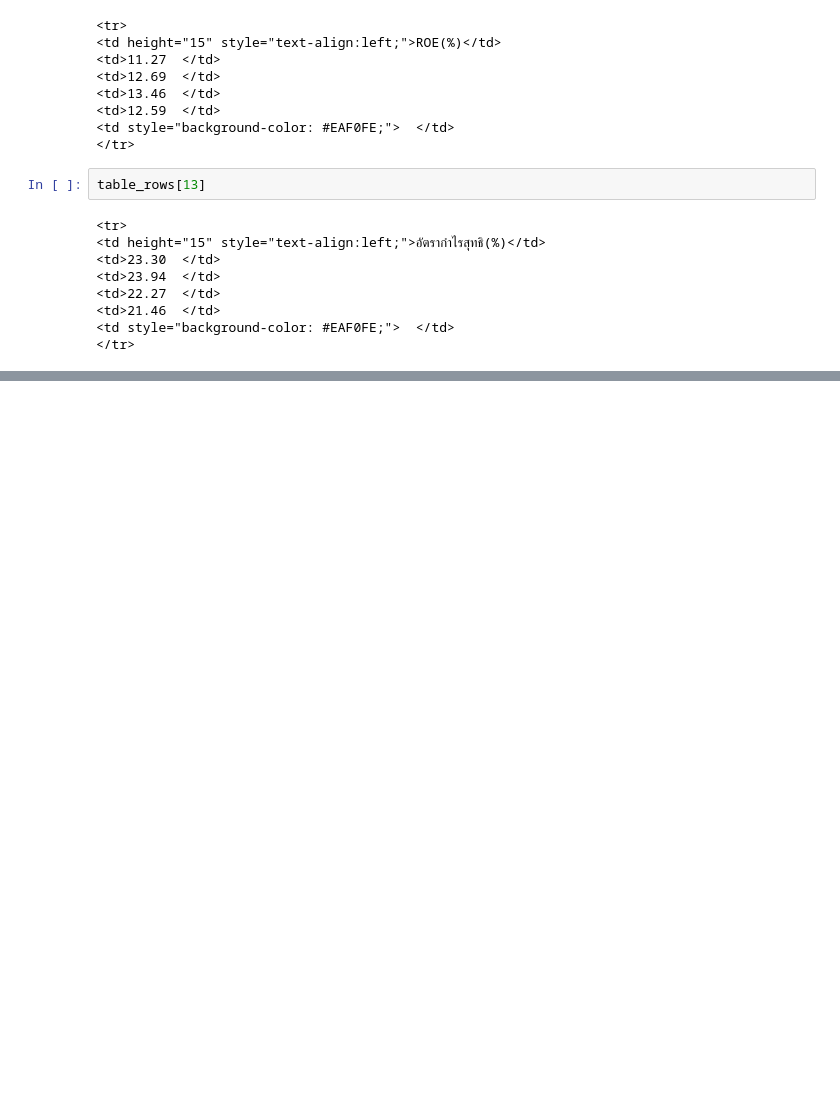
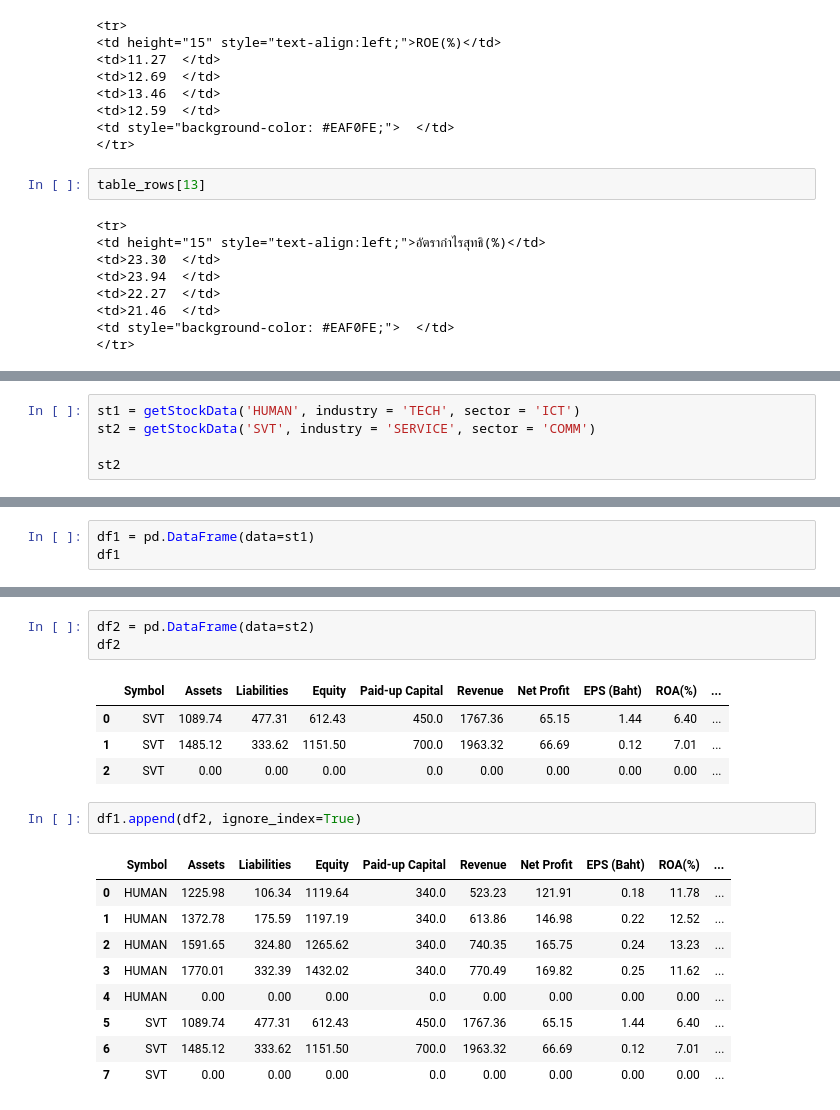
Before and after one commit to phongyanon/PythonInvestment, a Jupyter notebook: SetStock/ImportSET.ipynb, the cells around one changed output, grey strips where cells are left out. Cells and saved outputs as stored; diff of their text form; blank space fills up the shorter version.

```diff
--- a/SetStock/ImportSET.ipynb
+++ b/SetStock/ImportSET.ipynb
@@ -198,0 +386,5 @@ theads[1]
+# %%
+st1 = getStockData('HUMAN', industry = 'TECH', sector = 'ICT')
+st2 = getStockData('SVT', industry = 'SERVICE', sector = 'COMM')
+
+st2
@@ -198,0 +406,3 @@ theads[1]
+# %%
+df1 = pd.DataFrame(data=st1)
+df1
@@ -198,0 +416,20 @@ theads[1]
+# %%
+df2 = pd.DataFrame(data=st2)
+df2
+# %% [output]
+|  | Symbol | Assets | Liabilities | Equity | Paid-up Capital | Revenue | Net Profit | EPS (Baht) | ROA(%) | ... |
+| 0 | SVT | 1089.74 | 477.31 | 612.43 | 450.0 | 1767.36 | 65.15 | 1.44 | 6.40 | ... |
+| 1 | SVT | 1485.12 | 333.62 | 1151.50 | 700.0 | 1963.32 | 66.69 | 0.12 | 7.01 | ... |
+| 2 | SVT | 0.00 | 0.00 | 0.00 | 0.0 | 0.00 | 0.00 | 0.00 | 0.00 | ... |
+# %%
+df1.append(df2, ignore_index=True)
+# %% [output]
+|  | Symbol | Assets | Liabilities | Equity | Paid-up Capital | Revenue | Net Profit | EPS (Baht) | ROA(%) | ... |
+| 0 | HUMAN | 1225.98 | 106.34 | 1119.64 | 340.0 | 523.23 | 121.91 | 0.18 | 11.78 | ... |
+| 1 | HUMAN | 1372.78 | 175.59 | 1197.19 | 340.0 | 613.86 | 146.98 | 0.22 | 12.52 | ... |
+| 2 | HUMAN | 1591.65 | 324.80 | 1265.62 | 340.0 | 740.35 | 165.75 | 0.24 | 13.23 | ... |
+| 3 | HUMAN | 1770.01 | 332.39 | 1432.02 | 340.0 | 770.49 | 169.82 | 0.25 | 11.62 | ... |
+| 4 | HUMAN | 0.00 | 0.00 | 0.00 | 0.0 | 0.00 | 0.00 | 0.00 | 0.00 | ... |
+| 5 | SVT | 1089.74 | 477.31 | 612.43 | 450.0 | 1767.36 | 65.15 | 1.44 | 6.40 | ... |
+| 6 | SVT | 1485.12 | 333.62 | 1151.50 | 700.0 | 1963.32 | 66.69 | 0.12 | 7.01 | ... |
+| 7 | SVT | 0.00 | 0.00 | 0.00 | 0.0 | 0.00 | 0.00 | 0.00 | 0.00 | ... |
```
Also changed, not shown: parts of 19 cells of this notebook.
